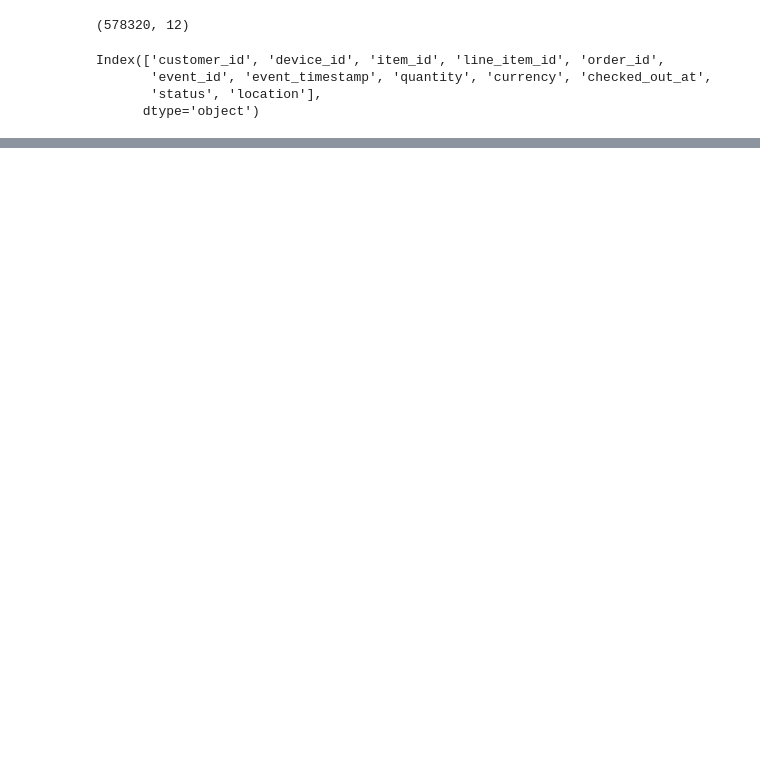
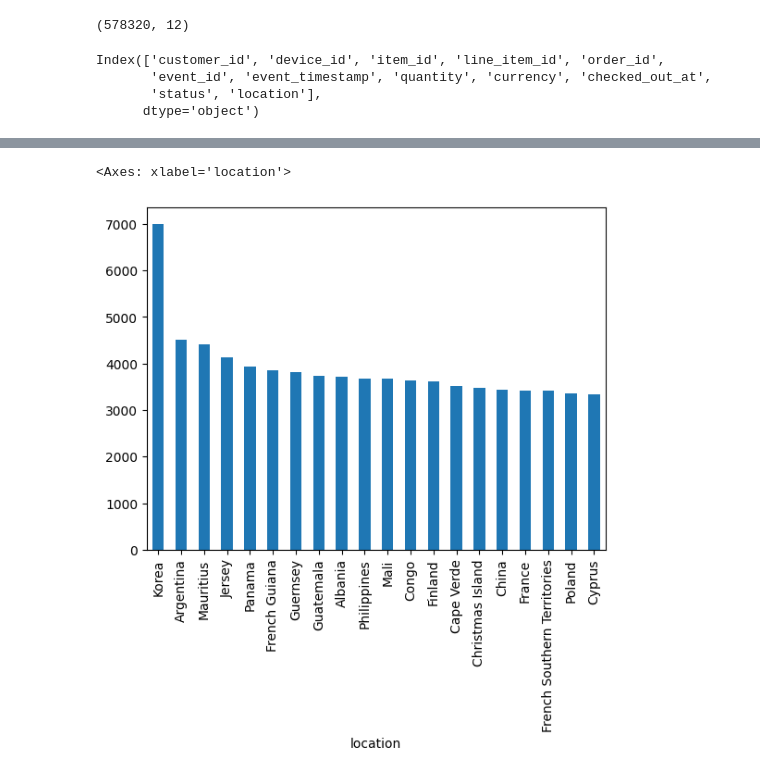
Before and after one commit to Adelegan-JD/TASKS, a Jupyter notebook: Week_7/adelegan_deborah_task15.ipynb, the cells around one changed output, grey strips where cells are left out. Cells and saved outputs as stored; diff of their text form; code cells hidden in the pictures; blank space fills up the shorter version.

```diff
--- a/Week_7/adelegan_deborah_task15.ipynb
+++ b/Week_7/adelegan_deborah_task15.ipynb
@@ -54,0 +76,4 @@ Index(['customer_id', 'device_id', 'item_id', 'line_item_id', 'order_id',
+# %%
+# set the index as location
+
+file.set_index('location', inplace=True)
@@ -54,0 +100,3 @@ Index(['customer_id', 'device_id', 'item_id', 'line_item_id', 'order_id',
+# %%
+unique_index = file.index.value_counts()
+unique_index.head(20)
@@ -54,0 +121,5 @@ Index(['customer_id', 'device_id', 'item_id', 'line_item_id', 'order_id',
+# %%
+unique_index.head(20).plot(kind= 'bar')
+# %% [output]
+<Axes: xlabel='location'>
+[figure, added]
```
Also changed, not shown: parts of 14 cells of this notebook.
